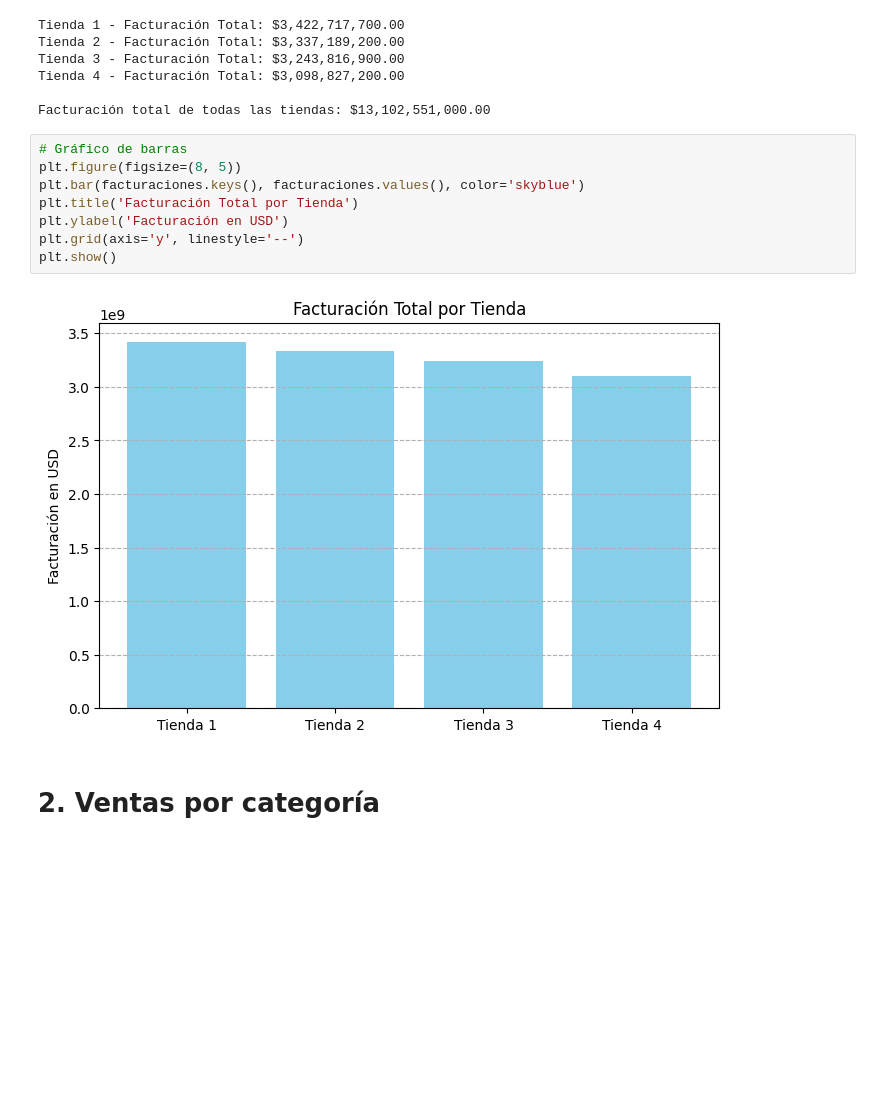
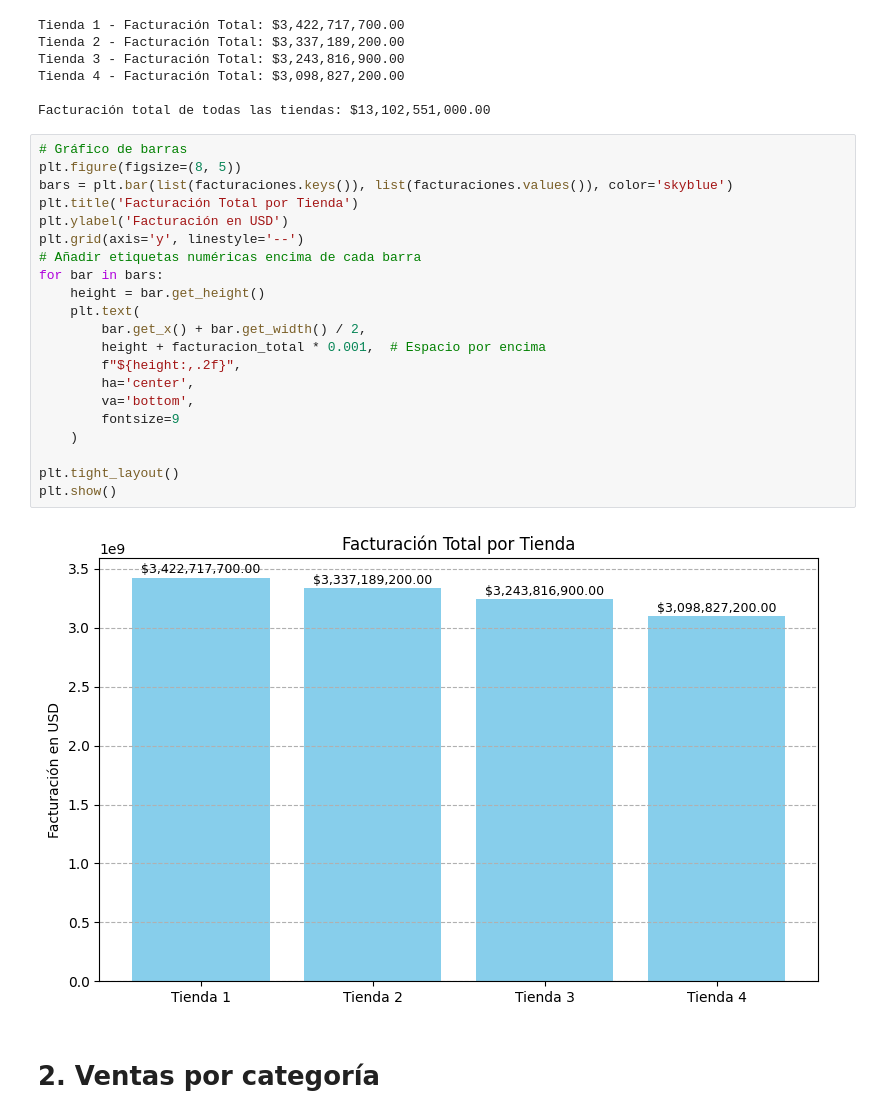
Before and after one commit to Saya-Sayita/Challenge1-Python, a Jupyter notebook: AluraStoreLatam.ipynb, the cells around one changed output. Drawn from its saved outputs; the diff is of its cells as text; blank space fills up the shorter version.

```diff
--- a/AluraStoreLatam.ipynb
+++ b/AluraStoreLatam.ipynb
@@ -79,12 +79,25 @@ Facturación total de todas las tiendas: $13,102,551,000.00
 # %%
 # Gráfico de barras
 plt.figure(figsize=(8, 5))
-plt.bar(facturaciones.keys(), facturaciones.values(), color='skyblue')
+bars = plt.bar(list(facturaciones.keys()), list(facturaciones.values()), color='skyblue')
 plt.title('Facturación Total por Tienda')
 plt.ylabel('Facturación en USD')
 plt.grid(axis='y', linestyle='--')
+# Añadir etiquetas numéricas encima de cada barra
+for bar in bars:
+    height = bar.get_height()
+    plt.text(
+        bar.get_x() + bar.get_width() / 2,
+        height + facturacion_total * 0.001,  # Espacio por encima
+        f"${height:,.2f}",
+        ha='center',
+        va='bottom',
+        fontsize=9
+    )
+
+plt.tight_layout()
 plt.show()
 # %% [output]
-[figure, old version]
+[figure, new version]
 # %% [markdown]
 # 2. Ventas por categoría
```
Also changed, not shown: parts of 6 cells of this notebook.
